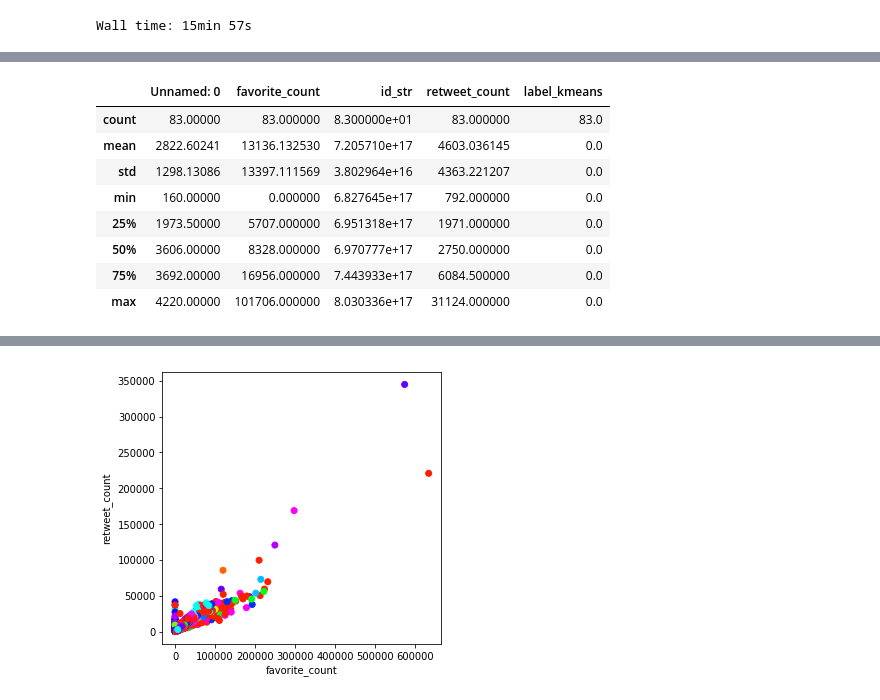
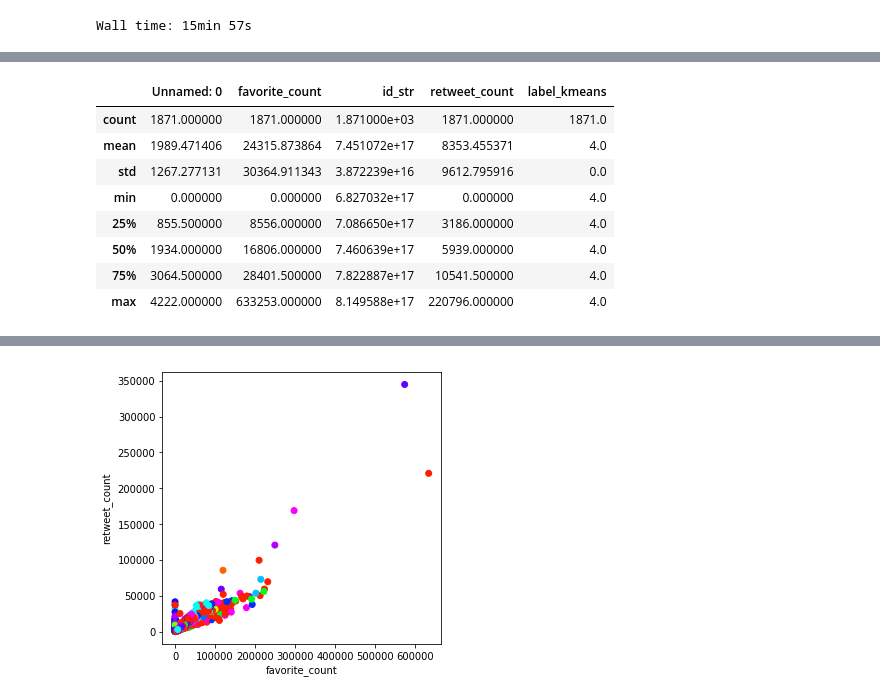
Before and after one commit to federikovi/WI4231-MathematicalDataScience, a Jupyter notebook: 02_K-Means_Trump.ipynb, the cells around one changed output, grey strips where cells are left out. Cells and saved outputs as stored; diff of their text form; code cells hidden in the pictures.

```diff
--- a/02_K-Means_Trump.ipynb
+++ b/02_K-Means_Trump.ipynb
@@ -247,14 +247,14 @@ len(kmeans.cluster_centers_)
 # %%
-data_scrub_temp[data_scrub_temp['label_kmeans']==0].describe()
+data_scrub_temp[data_scrub_temp['label_kmeans']==4].describe()
 # %% [output]
 |  | Unnamed: 0 | favorite_count | id_str | retweet_count | label_kmeans |
-| count | 83.00000 | 83.000000 | 8.300000e+01 | 83.000000 | 83.0 |
-| mean | 2822.60241 | 13136.132530 | 7.205710e+17 | 4603.036145 | 0.0 |
-| std | 1298.13086 | 13397.111569 | 3.802964e+16 | 4363.221207 | 0.0 |
-| min | 160.00000 | 0.000000 | 6.827645e+17 | 792.000000 | 0.0 |
-| 25% | 1973.50000 | 5707.000000 | 6.951318e+17 | 1971.000000 | 0.0 |
-| 50% | 3606.00000 | 8328.000000 | 6.970777e+17 | 2750.000000 | 0.0 |
-| 75% | 3692.00000 | 16956.000000 | 7.443933e+17 | 6084.500000 | 0.0 |
-| max | 4220.00000 | 101706.000000 | 8.030336e+17 | 31124.000000 | 0.0 |
+| count | 1871.000000 | 1871.000000 | 1.871000e+03 | 1871.000000 | 1871.0 |
+| mean | 1989.471406 | 24315.873864 | 7.451072e+17 | 8353.455371 | 4.0 |
+| std | 1267.277131 | 30364.911343 | 3.872239e+16 | 9612.795916 | 0.0 |
+| min | 0.000000 | 0.000000 | 6.827032e+17 | 0.000000 | 4.0 |
+| 25% | 855.500000 | 8556.000000 | 7.086650e+17 | 3186.000000 | 4.0 |
+| 50% | 1934.000000 | 16806.000000 | 7.460639e+17 | 5939.000000 | 4.0 |
+| 75% | 3064.500000 | 28401.500000 | 7.822887e+17 | 10541.500000 | 4.0 |
+| max | 4222.000000 | 633253.000000 | 8.149588e+17 | 220796.000000 | 4.0 |
 # %%
 data_scrub_temp[data_scrub_temp['label_kmeans']==4].describe()
```
Also changed, not shown: parts of 13 cells of this notebook, 1 other file.
